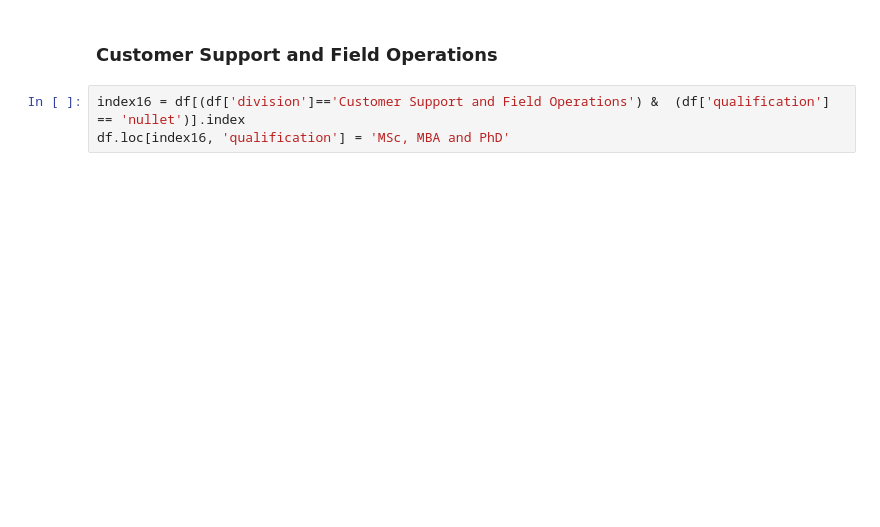
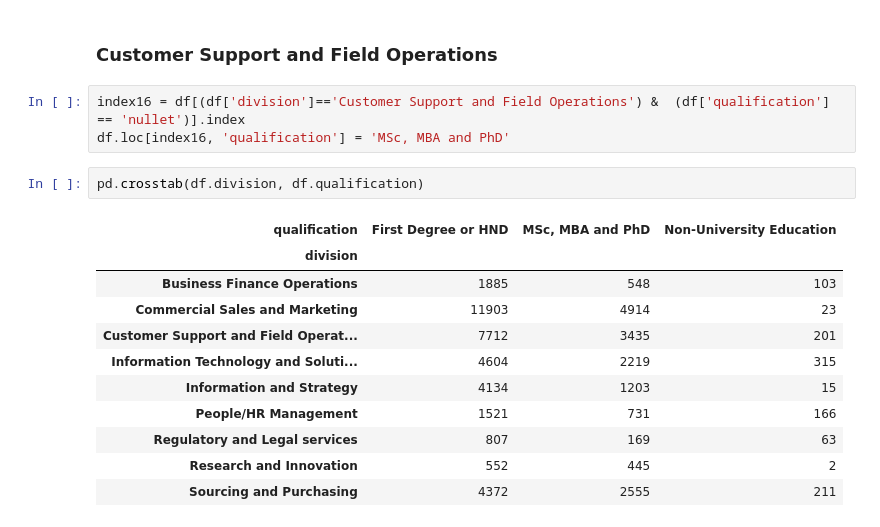
Before and after one commit to Xx1235/DSN-Staff-Promotion-Algorithm, a Jupyter notebook: dsn_yakubu.ipynb, the cells around one changed output. Cells and saved outputs as stored; diff of their text form; blank space fills up the shorter version.

```diff
--- a/dsn_yakubu.ipynb
+++ b/dsn_yakubu.ipynb
@@ -793,3 +797,17 @@ pd.crosstab(df.division, df.qualification)
 # %%
 index16 = df[(df['division']=='Customer Support and Field Operations') &  (df['qualification'] == 'nullet')].index
 df.loc[index16, 'qualification'] = 'MSc, MBA and PhD'
+# %%
+pd.crosstab(df.division, df.qualification)
+# %% [output]
+| qualification | First Degree or HND | MSc, MBA and PhD | Non-University Education |
+| division |  |  |  |
+| Business Finance Operations | 1885 | 548 | 103 |
+| Commercial Sales and Marketing | 11903 | 4914 | 23 |
+| Customer Support and Field Operat... | 7712 | 3435 | 201 |
+| Information Technology and Soluti... | 4604 | 2219 | 315 |
+| Information and Strategy | 4134 | 1203 | 15 |
+| People/HR Management | 1521 | 731 | 166 |
+| Regulatory and Legal services | 807 | 169 | 63 |
+| Research and Innovation | 552 | 445 | 2 |
+| Sourcing and Purchasing | 4372 | 2555 | 211 |
```
Also changed, not shown: parts of 7 cells of this notebook.
